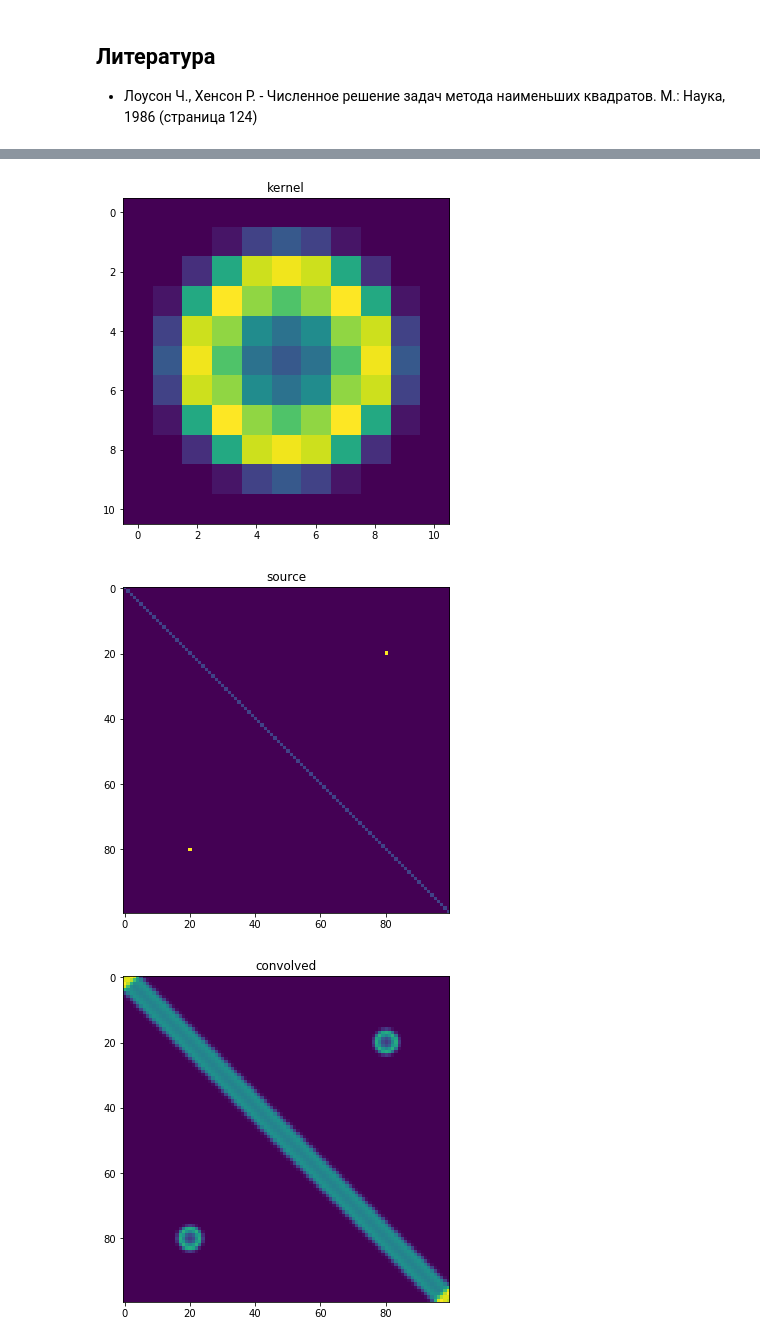
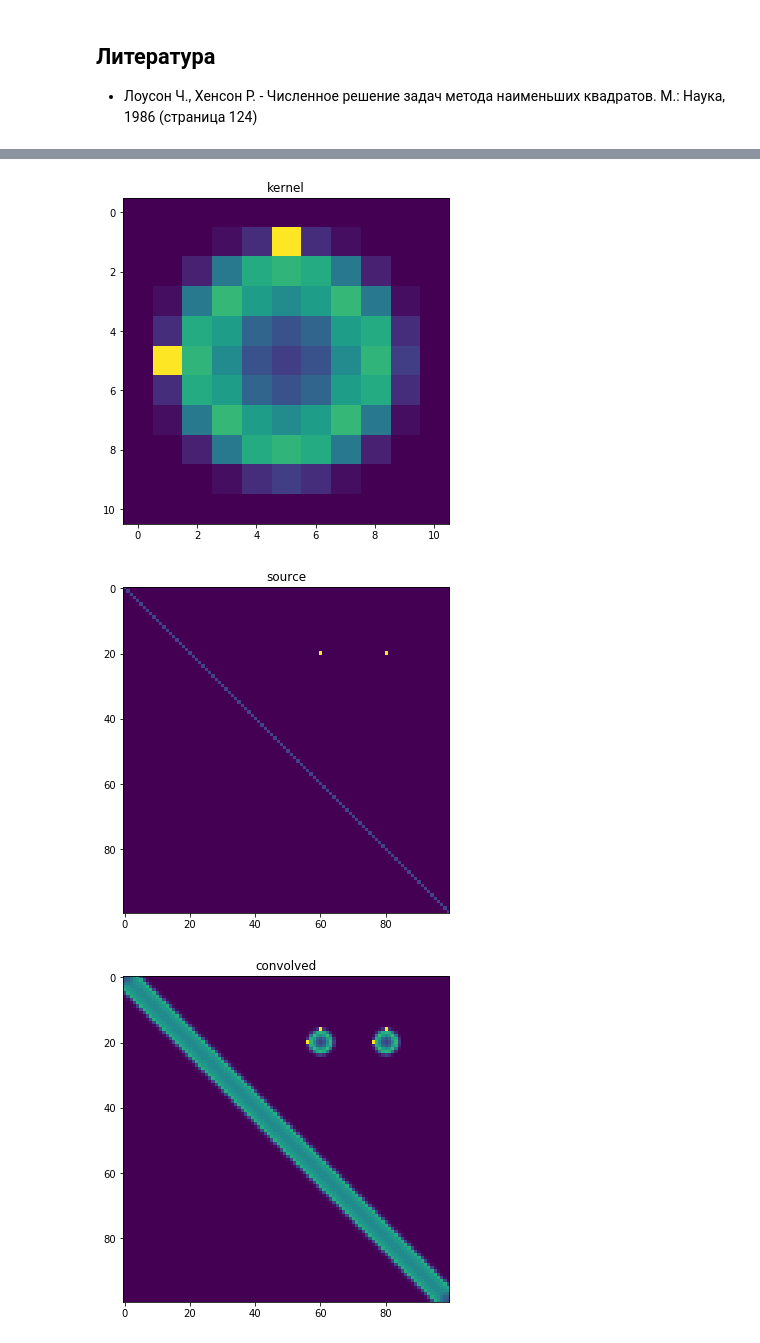
Before and after one commit to pyoadfe/seminars, a Jupyter notebook: nnls.ipynb, the cells around one changed output, grey strips where cells are left out. Cells and saved outputs as stored; diff of their text form; code cells hidden in the pictures.

```diff
--- a/nnls.ipynb
+++ b/nnls.ipynb
@@ -99,30 +99,31 @@ To use the future default and silence this warning we advise to pass `rcond=None
 # %%
 import matplotlib.pyplot as plt
 from PIL import Image
-from scipy.ndimage import convolve
+from scipy.signal import convolve
 
 def show_img(array, title=''):
     plt.figure(figsize=(6,6))
     plt.title(title)
     plt.imshow(array)
 
 kernel_size = 11
 sigma = 5
 x, y = np.indices((kernel_size, kernel_size)) - kernel_size // 2
 kernel = np.exp(-(x**2 + y**2 - 8)**2 / (2 * sigma**2))
+kernel[1,5] = kernel[5,1] = 1.5
 show_img(kernel, 'kernel')
 
 source = np.zeros((100, 100))
 source[np.diag_indices(source.shape[0])] = 1.0
-source[20, 80] = source[80, 20] = 5.0
+source[20, 80] = source[20, 60] = 5.0
 show_img(source, 'source')
 
-convolved = convolve(source, kernel)
+convolved = convolve(source, kernel, mode='same')
 show_img(convolved, 'convolved')
 
-noised = convolved + 2 - 2 * np.random.rand(*source.shape)
+noised = convolved + np.random.normal(scale=0.5, size=source.shape)
 show_img(noised, 'noised')
 # %% [output]
-[figure, old version]
+[figure, new version]
 [figure]
-[figure, old version]
+[figure, new version]
```
Also changed, not shown: parts of 9 cells of this notebook.
